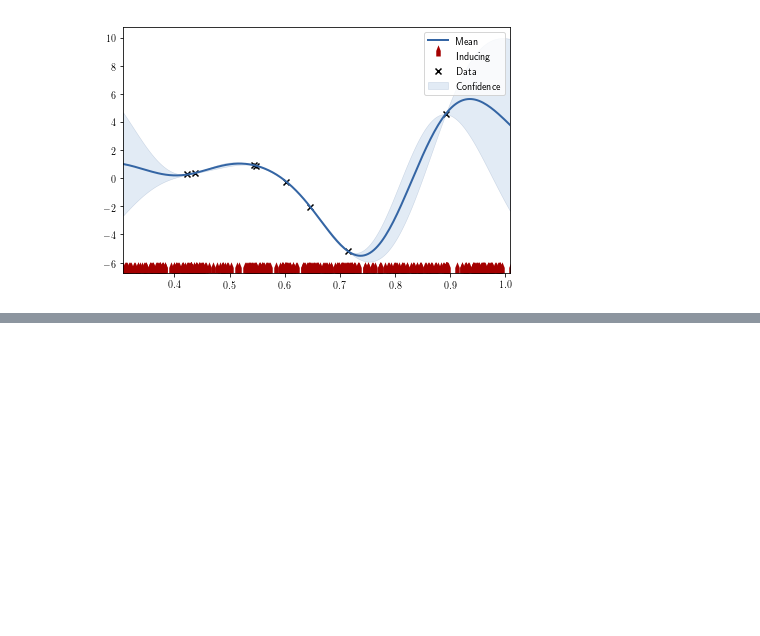
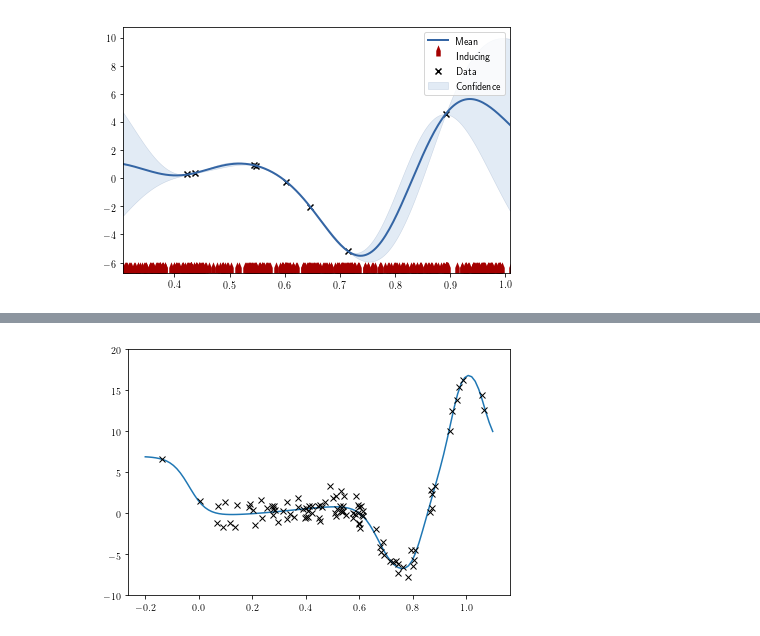
Before and after one commit to zhenwendai/zhenwendai.github.io, a Jupyter notebook: _talks/plymouth2019/notebooks/GP_notebook.ipynb, the cells around one changed output, grey strips where cells are left out. Saved outputs shown, nothing was run; the diff lists cells and outputs as text; code cells hidden in the pictures; blank space fills up the shorter version.

```diff
--- a/_talks/plymouth2019/notebooks/GP_notebook.ipynb
+++ b/_talks/plymouth2019/notebooks/GP_notebook.ipynb
@@ -224,0 +350,11 @@ fig.savefig('../diagrams/lots_data_nn_fit.png', dpi=300)
+# %%
+x_test = np.linspace(-0.2, 1.1, 100)
+y_test = net(mx.nd.array(x_test)).asnumpy()
+fig = figure(figsize=(6,4))
+ax = fig.gca()
+ax.plot(x_test, y_test)
+ax.plot(X, Y, 'kx')
+ax.set_ylim(-10,20)
+fig.tight_layout()
+# %% [output]
+[figure, added]
```
Also changed, not shown: parts of 34 cells of this notebook, 23 other files.
